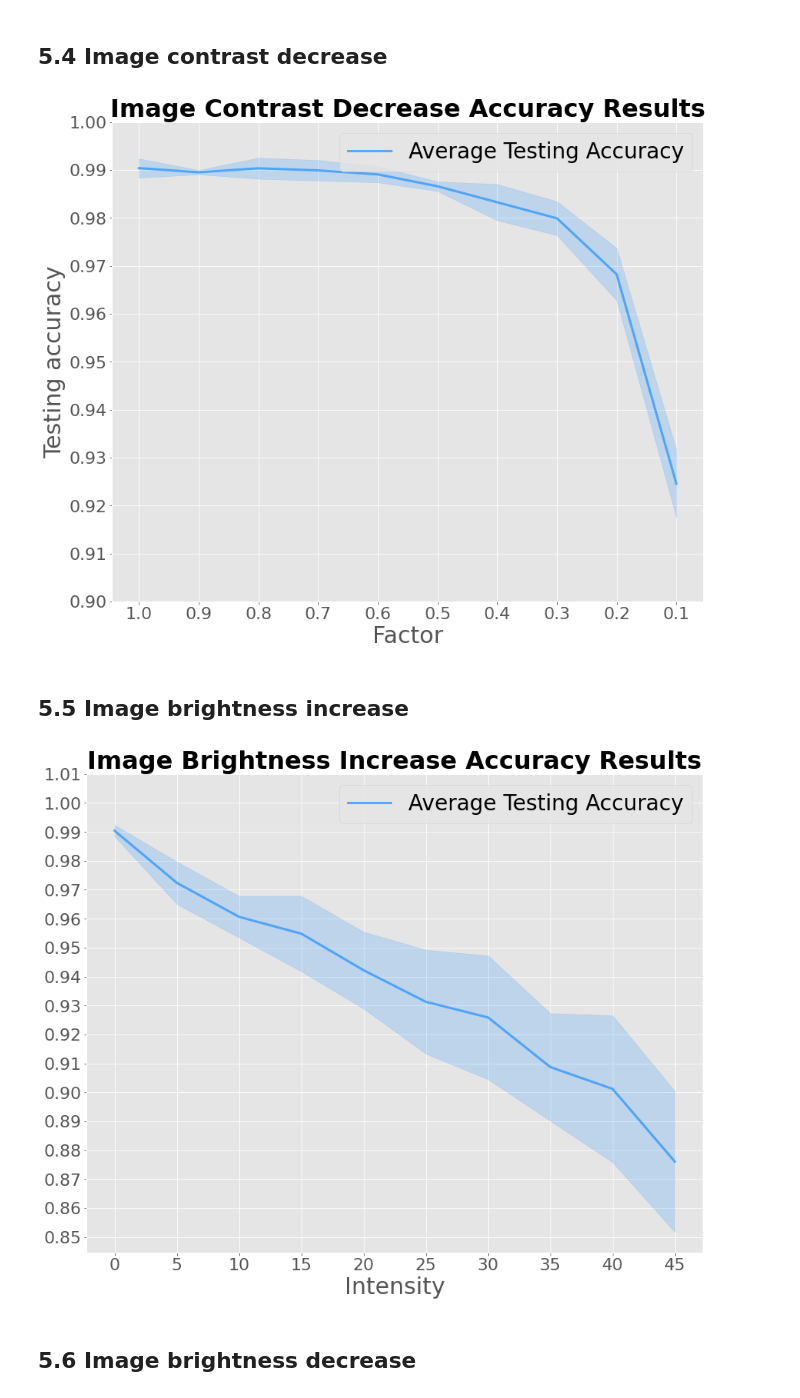
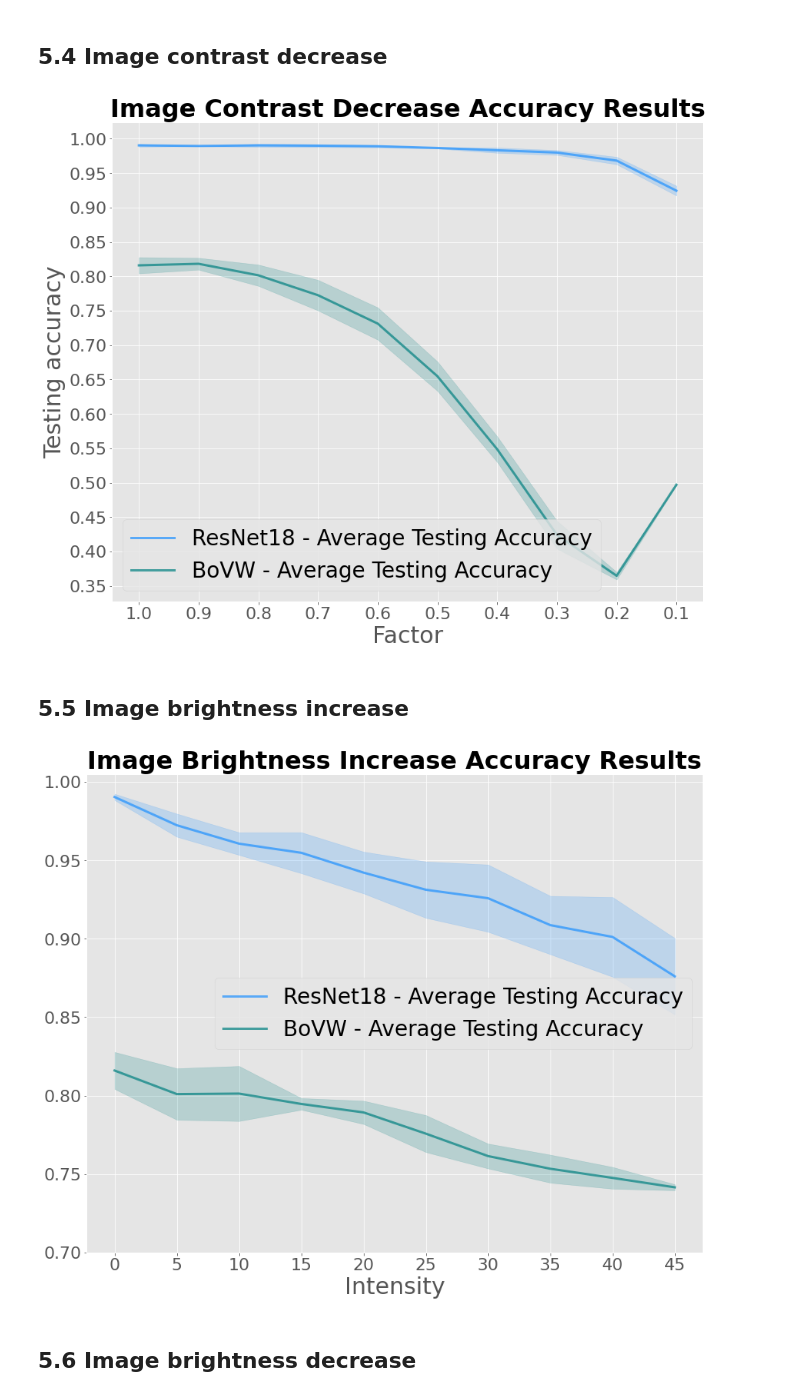
Before and after one commit to federicoarenasl/BoVW-ResNet18-Robustness-Evaluation, a Jupyter notebook: resnet_data_analyser.ipynb, the cells around one changed output. Saved outputs shown, nothing was run; the diff lists cells and outputs as text; code cells hidden in the pictures.

```diff
--- a/resnet_data_analyser.ipynb
+++ b/resnet_data_analyser.ipynb
@@ -521,26 +612,35 @@ factors = ['1.0', '0.9', '0.8', '0.7', '0.6', '0.5', '0.4', '0.3', '0.2', '0.1']
 plt.figure(figsize=(12, 10))
 axes = plt.gca()
 plt.title(f"Image Contrast Decrease Accuracy Results", size=32, fontweight="bold")
-plt.plot(x_values, means_5_4_acc, "-", alpha=0.7, color="dodgerblue", label="Average Testing Accuracy", linewidth=3)
+plt.plot(x_values, res_means_5_4_acc, "-", alpha=0.7, color="dodgerblue", label="ResNet18 - Average Testing Accuracy", linewidth=3)
 plt.fill_between(
     x_values,
-    means_5_4_acc - stds_5_4_acc,
-    means_5_4_acc + stds_5_4_acc,
+    res_means_5_4_acc - res_stds_5_4_acc,
+    res_means_5_4_acc + res_stds_5_4_acc,
     alpha=0.2,
     antialiased=True,
     color="dodgerblue"
+)
+plt.plot(x_values, bovw_means_5_4_acc, "-", alpha=0.7, color="teal", label="BoVW - Average Testing Accuracy", linewidth=3)
+plt.fill_between(
+    x_values,
+    bovw_means_5_4_acc - bovw_stds_5_4_acc,
+    bovw_means_5_4_acc + bovw_stds_5_4_acc,
+    alpha=0.2,
+    antialiased=True,
+    color="teal"
 )
 
 plt.legend(loc="best", fontsize=28)
 plt.xlabel("Factor", fontsize=30)
 plt.ylabel("Testing accuracy", fontsize=30)
 plt.xticks(x_values, factors, fontsize=22)
-plt.yticks(np.arange(0.9, 1.01, 0.01), fontsize=22)
+plt.yticks(np.arange(0.35, 1.01, 0.05), fontsize=22)
 plt.tight_layout(pad=0.3)
-plt.savefig('figs/resnet18/test_acc_5_4.png')
+plt.savefig('figs/test_acc_5_4.png')
 plt.show()
 # %% [output]
-[figure, old version]
+[figure, new version]
 # %% [markdown]
 ## 5.5 Image brightness increase
 # %%
@@ -560,28 +676,37 @@ stds_5_5_acc = np.array([df_1_5_5.best_accs,
 # %%
 intensity = np.arange(0, 50, 5)
 plt.figure(figsize=(12, 10))
 axes = plt.gca()
 plt.title(f"Image Brightness Increase Accuracy Results", size=32, fontweight="bold")
-plt.plot(intensity, means_5_5_acc, "-", alpha=0.7, color="dodgerblue", label="Average Testing Accuracy", linewidth=3)
+plt.plot(intensity, res_means_5_5_acc, "-", alpha=0.7, color="dodgerblue", label="ResNet18 - Average Testing Accuracy", linewidth=3)
 plt.fill_between(
     intensity,
-    means_5_5_acc - stds_5_5_acc,
-    means_5_5_acc + stds_5_5_acc,
+    res_means_5_5_acc - res_stds_5_5_acc,
+    res_means_5_5_acc + res_stds_5_5_acc,
     alpha=0.2,
     antialiased=True,
     color="dodgerblue"
+)
+plt.plot(intensity, bovw_means_5_5_acc, "-", alpha=0.7, color="teal", label="BoVW - Average Testing Accuracy", linewidth=3)
+plt.fill_between(
+    intensity,
+    bovw_means_5_5_acc - bovw_stds_5_5_acc,
+    bovw_means_5_5_acc + bovw_stds_5_5_acc,
+    alpha=0.2,
+    antialiased=True,
+    color="teal"
 )
 
 plt.legend(loc="best", fontsize=28)
 plt.xlabel("Intensity", fontsize=30)
 #plt.ylabel("Testing accuracy", fontsize=24)
 plt.xticks(intensity, fontsize=22)
-plt.yticks(np.arange(0.85, 1.01, 0.01), fontsize=22)
+plt.yticks(np.arange(0.70, 1.01, 0.05), fontsize=22)
 plt.tight_layout(pad=0.3)
-plt.savefig('figs/resnet18/test_acc_5_5.png')
+plt.savefig('figs/test_acc_5_5.png')
 plt.show()
 # %% [output]
-[figure, old version]
+[figure, new version]
 # %% [markdown]
 ## 5.6 Image brightness decrease
 # %%
```
Also changed, not shown: parts of 25 cells of this notebook, 1 other file.
